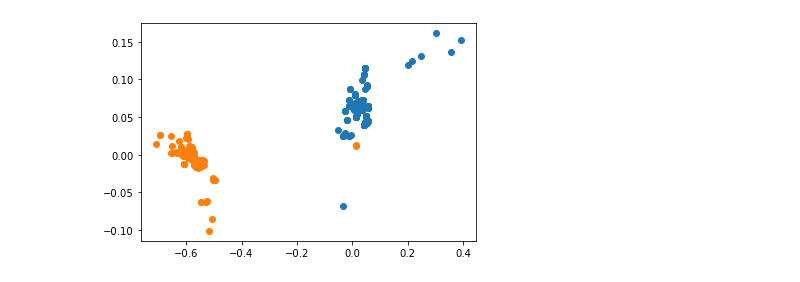
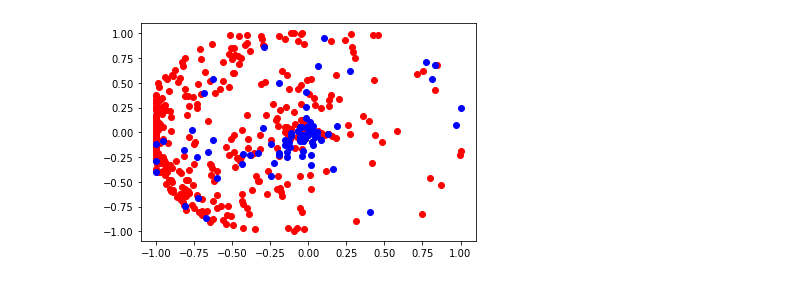
Before and after one commit to jishen027/FPS_Player_intent_detector, a Jupyter notebook: data-analysis/controllerDataAnalysis.ipynb, the cells around one changed output. Cells and saved outputs as stored; diff of their text form; code cells hidden in the pictures.

```diff
--- a/data-analysis/controllerDataAnalysis.ipynb
+++ b/data-analysis/controllerDataAnalysis.ipynb
@@ -8,2 +5,3 @@ np.random.seed(123)
 # %%
-df = pd.read_csv('./data/ControllerData.csv')
+df = pd.read_csv('./data/ControllerData-ver0.3.csv')
+df.shape
@@ -78,10 +80,10 @@ plt.show()
 # %%
 RX_data_1 = pd.DataFrame(data_1, columns=['rx'])
 RY_data_1 = pd.DataFrame(data_1, columns=['ry'])
 RX_data_2 = pd.DataFrame(data_2, columns=['rx'])
 RY_data_2 = pd.DataFrame(data_2, columns=['ry'])
-plt.scatter(RX_data_1, RY_data_1)
-plt.scatter(RX_data_2, RY_data_2)
+plt.scatter(RX_data_1, RY_data_1, color='red')
+plt.scatter(RX_data_2, RY_data_2, color='blue')
 plt.show()
 # %% [output]
-[figure, old version]
+[figure, new version]
```
Also changed, not shown: parts of 29 cells of this notebook, 17 other files.
